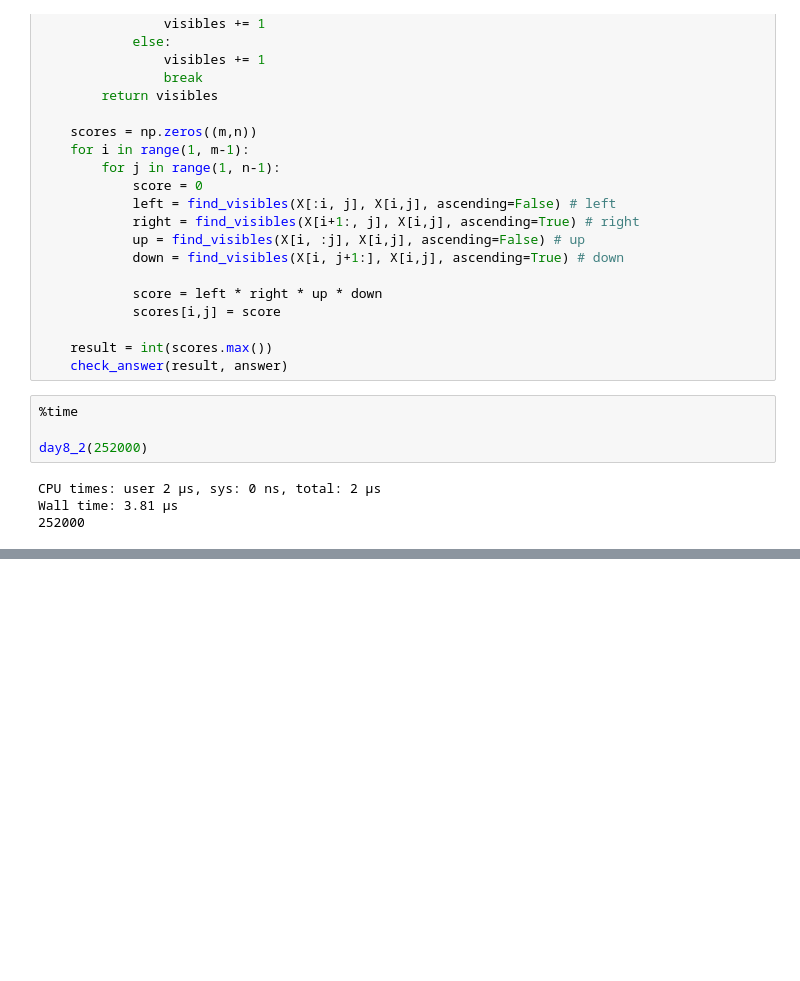
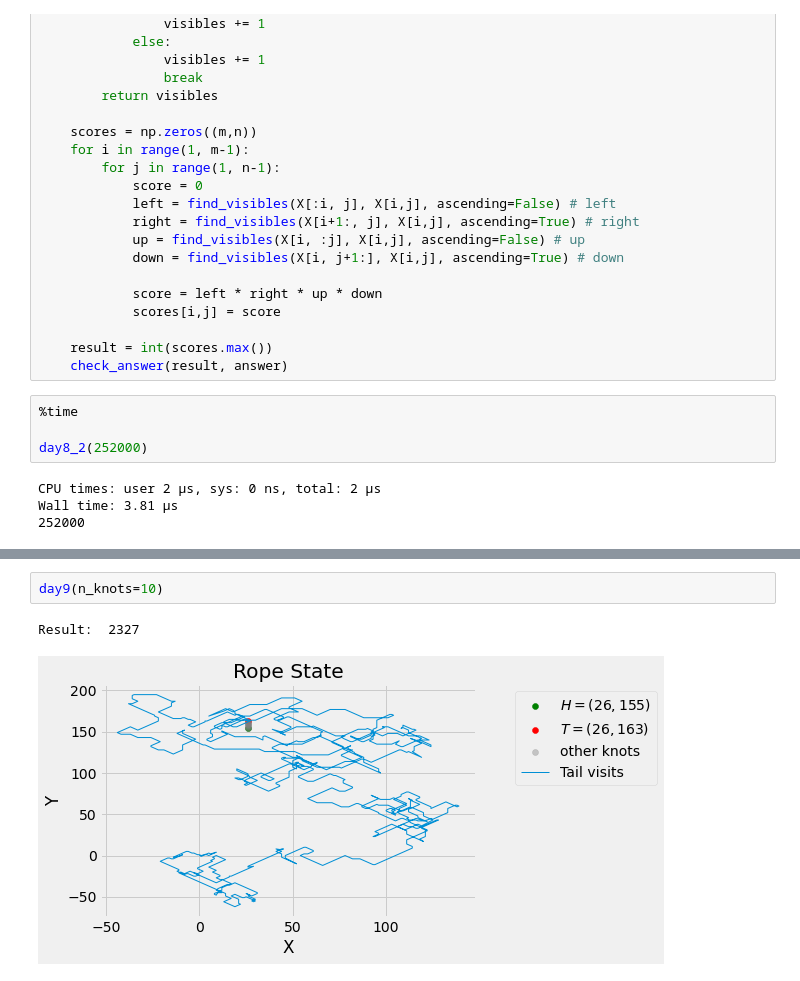
Before and after one commit to lgabs/advent-of-code, a Jupyter notebook: 2022/Advent of Code 2022.ipynb, the cells around one changed output, grey strips where cells are left out. Drawn from its saved outputs; the diff is of its cells as text; blank space fills up the shorter version.

```diff
--- a/2022/Advent of Code 2022.ipynb
+++ b/2022/Advent of Code 2022.ipynb
@@ -511,0 +663,5 @@ Wall time: 3.81 µs
+# %%
+day9(n_knots=10)
+# %% [output]
+Result:  2327
+[figure, added]
```
Also changed, not shown: parts of 8 cells of this notebook, 1 other file.
